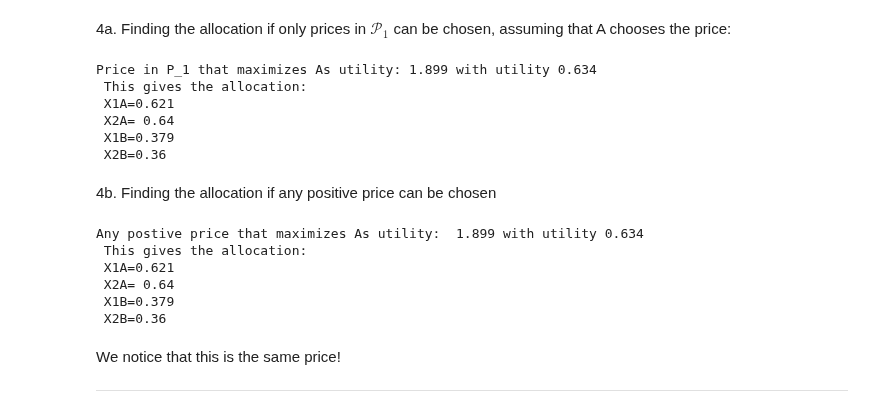
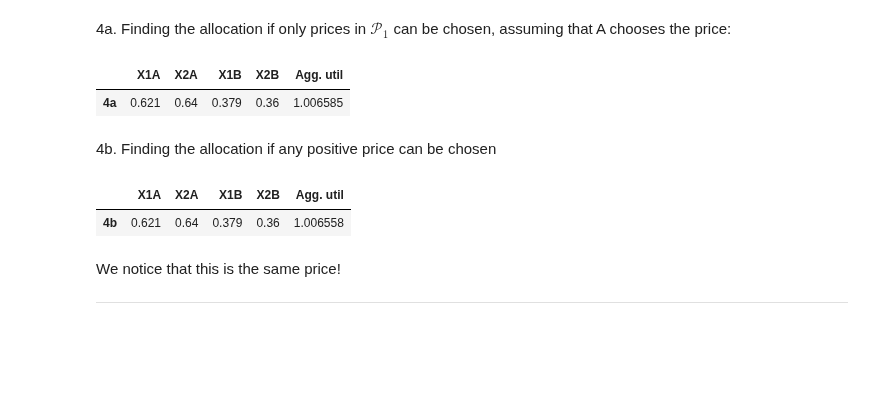
Before and after one commit to NumEconCopenhagen/projects-2024-jbh, a Jupyter notebook: inauguralproject/inauguralproject.ipynb, the cells around one changed output. Saved outputs shown, nothing was run; the diff lists cells and outputs as text; code cells hidden in the pictures; blank space fills up the shorter version.

```diff
--- a/inauguralproject/inauguralproject.ipynb
+++ b/inauguralproject/inauguralproject.ipynb
@@ -139,49 +141,57 @@ Market clearing price p_1 in P_1 is 0.9533 with error 0.0053
 # %%
 # Price vector
 P_1 = np.linspace(0.5,2.5,N+1)
 
 ## Define objective function
 def obj_max_U(p1):
     x_b1, x_b2=model.demand_B(p1)
     return -model.utility_A(1-x_b1, 1-x_b2)
 
 initial_price_guess = 1
 
 # Bounds defined as belonging to P
 bounds = [(P_1.min(), P_1.max())]
 
 # Minimize the negative utility
 res = optimize.minimize(obj_max_U, initial_price_guess, bounds=bounds)
 
 # Price that maximizes utility for A
 price_util_max_a=round(res.x[0], 3)
 utility_val_A=round(-res.fun, 3)
 
 # Corresponding allocation
 x_b1_opt,x_b2_opt=model.demand_B(price_util_max_a)
+utility_val_B_4a=model.utility_B(x_b1_opt,x_b2_opt)
+
 x_a1_opt = 1-x_b1_opt
 x_a2_opt = 1-x_b2_opt
+
+# Agg utility
+utility_val_B = model.utility_B(x_b1_opt, x_b2_opt)
+total_util = utility_val_A+utility_val_B
 
 x_a1_opt,x_a2_opt, x_b1_opt,x_b2_opt = round(x_a1_opt, 3), round(x_a2_opt, 3), round(x_b1_opt, 3), round(x_b2_opt, 3)
 
 # Summing up
-print(f'Price in P_1 that maximizes As utility: {price_util_max_a} with utility {utility_val_A} \n This gives the allocation: \n X1A={x_a1_opt}\n X2A= {x_a2_opt}\n X1B={x_b1_opt}\n X2B={x_b2_opt}')
-
-# Lets plot it
-x1bs, x2bs = model.demand_B(P_1)
-uAs = model.utility_A(1-x1bs, 1-x2bs)
+df_4a=pd.DataFrame({
+    'X1A':x_a1_opt, 'X2A': x_a2_opt,
+    'X1B':x_b1_opt, 'X2B':x_b2_opt,
+    'Agg. util':total_util
+}, index=['4a'])
+df_4a
 # %% [output]
-Price in P_1 that maximizes As utility: 1.899 with utility 0.634
- This gives the allocation:
- X1A=0.621
- X2A= 0.64
- X1B=0.379
- X2B=0.36
+|  | X1A | X2A | X1B | X2B | Agg. util |
+| 4a | 0.621 | 0.64 | 0.379 | 0.36 | 1.006585 |
 # %% [markdown]
 4b. Finding the allocation if any positive price can be chosen
 # %%
 # Bounds now positive
 bounds = [(0, None)]
+
+## Define objective function
+def obj_max_U(p1):
+    x_b1, x_b2=model.demand_B(p1)
+    return -model.utility_A(1-x_b1, 1-x_b2)
 
 # Minimize the negative utility
 res = optimize.minimize(obj_max_U, initial_price_guess, bounds=bounds)
@@ -197,15 +207,20 @@ x_a2_opt = 1-x_b2_opt
 
 x_a1_opt,x_a2_opt, x_b1_opt,x_b2_opt = round(x_a1_opt, 3), round(x_a2_opt, 3), round(x_b1_opt, 3), round(x_b2_opt, 3)
 
+# Agg utility
+utility_val_B = model.utility_B(x_b1_opt, x_b2_opt)
+total_util = utility_val_A+utility_val_B
+
 # Summing up
-print(f'Any postive price that maximizes As utility:  {price_util_max_a} with utility {utility_val_A} \n This gives the allocation: \n X1A={x_a1_opt}\n X2A= {x_a2_opt}\n X1B={x_b1_opt}\n X2B={x_b2_opt}')
+df_4b=pd.DataFrame({
+    'X1A':x_a1_opt, 'X2A': x_a2_opt,
+    'X1B':x_b1_opt, 'X2B':x_b2_opt,
+    'Agg. util':total_util
+}, index=['4b'])
+df_4b
 # %% [output]
-Any postive price that maximizes As utility:  1.899 with utility 0.634
- This gives the allocation:
- X1A=0.621
- X2A= 0.64
- X1B=0.379
- X2B=0.36
+|  | X1A | X2A | X1B | X2B | Agg. util |
+| 4b | 0.621 | 0.64 | 0.379 | 0.36 | 1.006558 |
 # %% [markdown]
 We notice that this is the same price!
 
```
Also changed, not shown: parts of 11 cells of this notebook, 1 other file.
